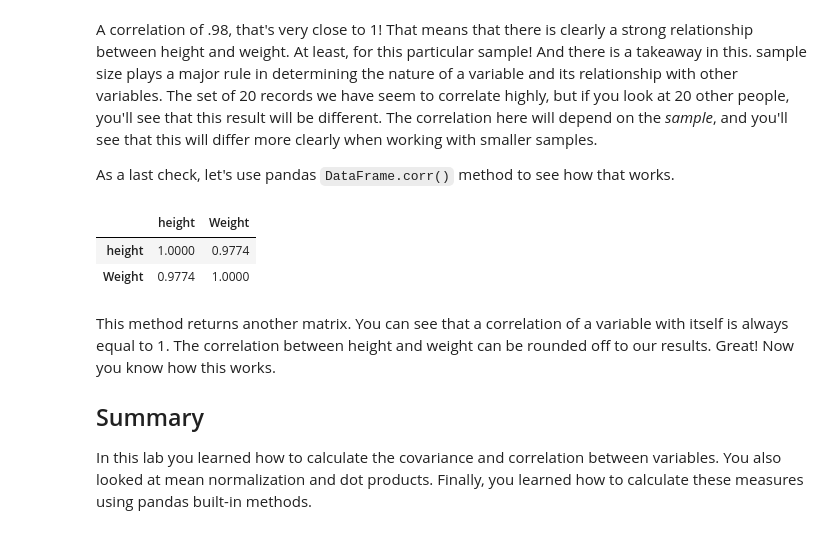
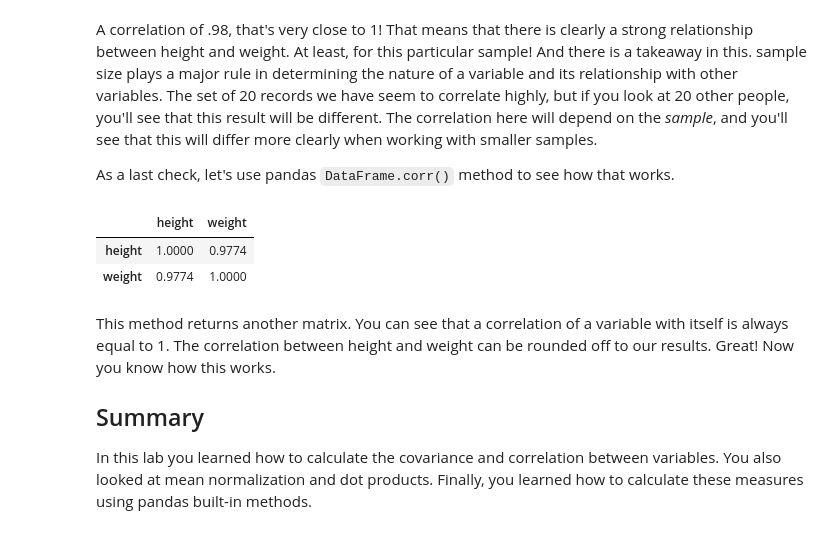
Before and after one commit to zapatos24/dsc-correlation-covariance-lab-nyc-ds-060319, a Jupyter notebook: index.ipynb, the cells around one changed output. Drawn from its saved outputs; the diff is of its cells as text; code cells hidden in the pictures.

```diff
--- a/index.ipynb
+++ b/index.ipynb
@@ -220,11 +220,11 @@ A correlation of .98, that's very close to 1! That means that there is clearly a
 As a last check, let's use pandas `DataFrame.corr()` method to see how that works.
 # %%
 # uncomment to run
-data.corr()
+df.corr()
 # %% [output]
-|  | height | Weight |
+|  | height | weight |
 | height | 1.0000 | 0.9774 |
-| Weight | 0.9774 | 1.0000 |
+| weight | 0.9774 | 1.0000 |
 # %% [markdown]
 This method returns another matrix. You can see that a correlation of a variable with itself is always equal to 1. The correlation between height and weight can be rounded off to our results. Great! Now you know how this works.
 
```
